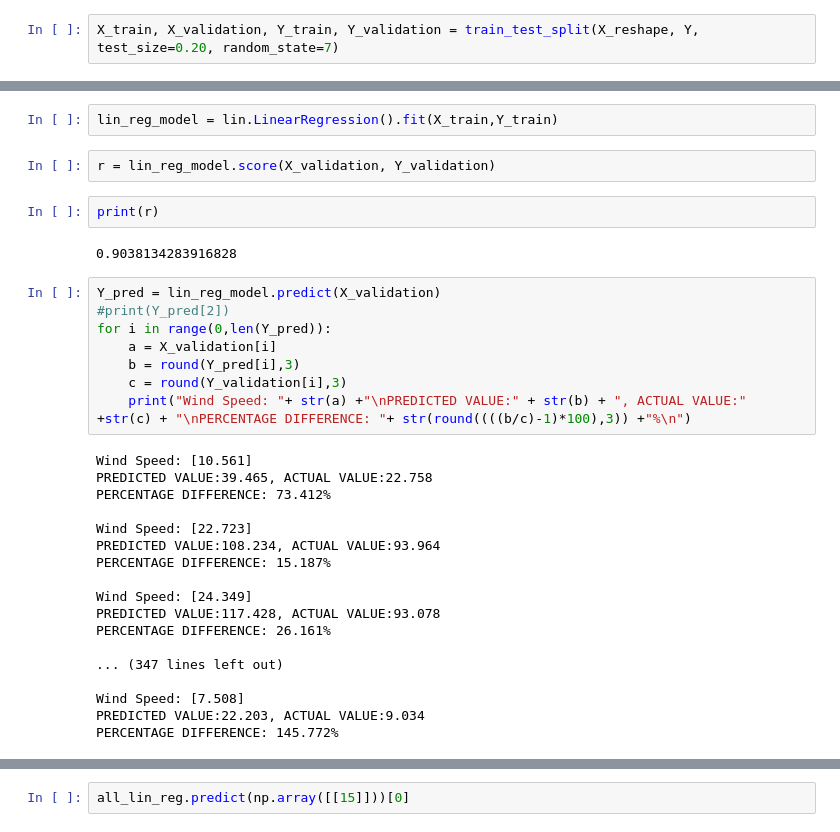
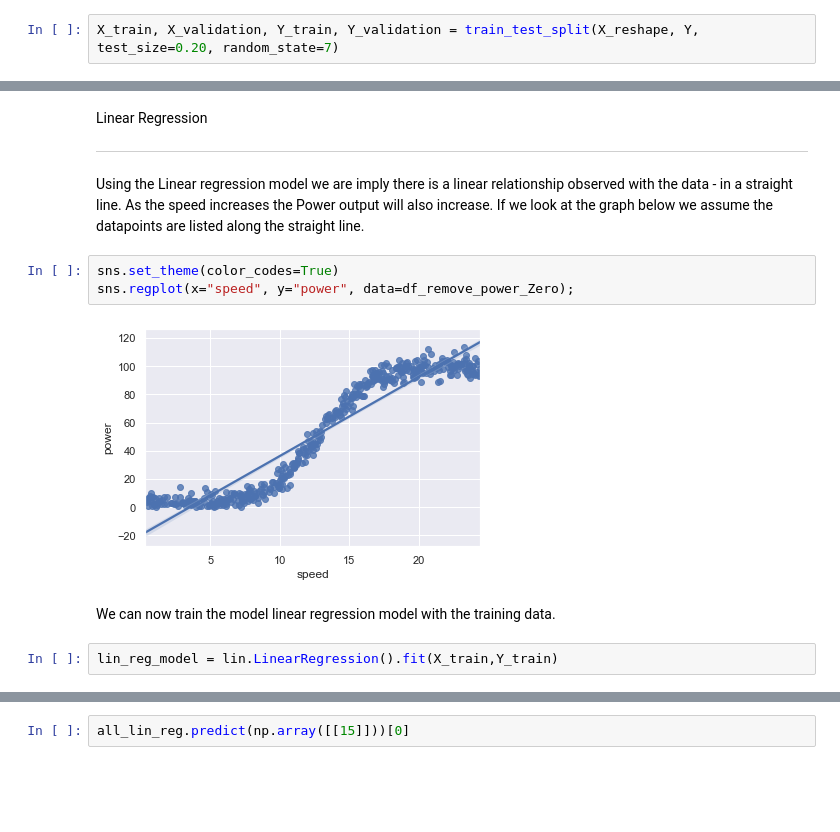
Before and after one commit to EoghanDelaney/ML-Project-2020, a Jupyter notebook: Power Production Project.ipynb, the cells around one changed output, grey strips where cells are left out. Drawn from its saved outputs; the diff is of its cells as text; blank space fills up the shorter version.

```diff
--- a/Power Production Project.ipynb
+++ b/Power Production Project.ipynb
@@ -108,34 +182,14 @@ X_train, X_validation, Y_train, Y_validation = train_test_split(X_reshape, Y, te
+# %% [markdown]
+Linear Regression
+***
+# %% [markdown]
+Using the Linear regression model we are imply there is a linear relationship observed with the data - in a straight line. As the speed increases the Power output will also increase. If we look at the graph below we assume the datapoints are listed along the straight line.
+# %%
+sns.set_theme(color_codes=True)
+sns.regplot(x="speed", y="power", data=df_remove_power_Zero);
+# %% [output]
+[figure, added]
+# %% [markdown]
+We can now train the model linear regression model with the training data.
 # %%
 lin_reg_model = lin.LinearRegression().fit(X_train,Y_train)
-# %%
-r = lin_reg_model.score(X_validation, Y_validation)
-# %%
-print(r)
-# %% [output]
-0.9038134283916828
-# %%
-Y_pred = lin_reg_model.predict(X_validation)
-#print(Y_pred[2])
-for i in range(0,len(Y_pred)):
-    a = X_validation[i]
-    b = round(Y_pred[i],3)
-    c = round(Y_validation[i],3)
-    print("Wind Speed: "+ str(a) +"\nPREDICTED VALUE:" + str(b) + ", ACTUAL VALUE:" +str(c) + "\nPERCENTAGE DIFFERENCE: "+ str(round((((b/c)-1)*100),3)) +"%\n")
-# %% [output]
-Wind Speed: [10.561]
-PREDICTED VALUE:39.465, ACTUAL VALUE:22.758
-PERCENTAGE DIFFERENCE: 73.412%
-
-Wind Speed: [22.723]
-PREDICTED VALUE:108.234, ACTUAL VALUE:93.964
-PERCENTAGE DIFFERENCE: 15.187%
-
-Wind Speed: [24.349]
-PREDICTED VALUE:117.428, ACTUAL VALUE:93.078
-PERCENTAGE DIFFERENCE: 26.161%
-
-... (347 lines left out)
-
-Wind Speed: [7.508]
-PREDICTED VALUE:22.203, ACTUAL VALUE:9.034
-PERCENTAGE DIFFERENCE: 145.772%
```
Also changed, not shown: parts of 72 cells of this notebook, 5 other files.
